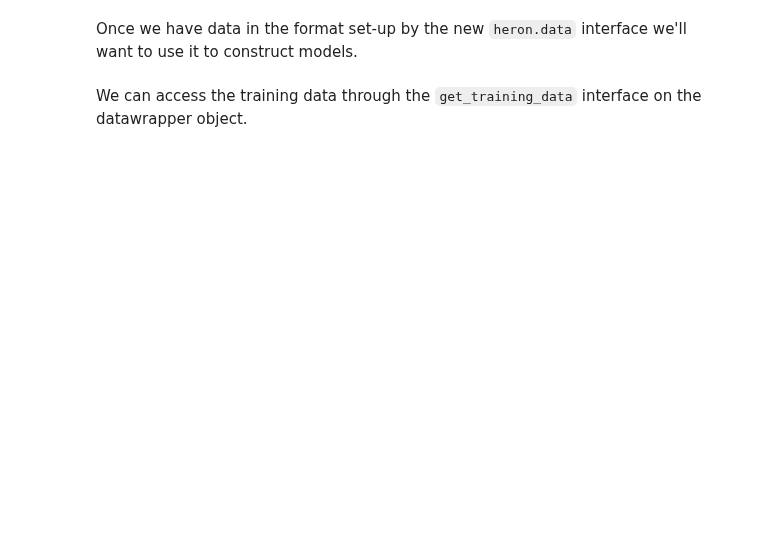
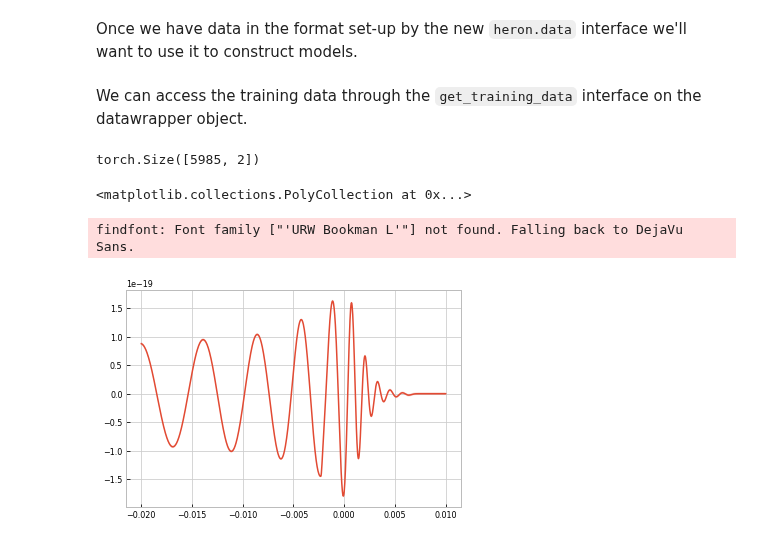
Before and after one commit to transientlunatic/heron, a Jupyter notebook: notebooks/new-data-interface/2. Training a model using the new data format.ipynb, the cells around one changed output. Cells and saved outputs as stored; diff of their text form; code cells hidden in the pictures; blank space fills up the shorter version.

```diff
--- a/notebooks/new-data-interface/2. Training a model using the new data format.ipynb
+++ b/notebooks/new-data-interface/2. Training a model using the new data format.ipynb
@@ -13,4 +15,8 @@ from heron.models.torchbased import HeronCUDA, train
 # %%
 import numpy as np
 # %%
-model = HeronCUDA(datafile="test_file_2.h5", datalabel="IMR training", device="cuda")
+model = HeronCUDA(datafile="test_file_2.h5", datalabel="IMR training linear",
+                  device=torch.device("cuda"),
+                 )
+# %% [output]
+torch.Size([5985, 2])
@@ -18,0 +23,12 @@ model.eval()
+# %%
+train(model, iterations=500)
+# %%
+#lower, upper = observed_pred.confidence_region()
+#with gpytorch.settings.max_cg_iterations(500):
+preds = model.mean(times=1*np.linspace(-.02, 0.01, 1000), p={"mass ratio": 0.4}) #, p={"mass ratio":float(model.training_x[1,0])/100})
+plt.plot(preds['plus'].times.cpu(), preds['plus'].data.cpu())
+plt.fill_between(preds['plus'].times.cpu(), preds['plus'].data.cpu()+(preds['plus'].variance.cpu().detach()), preds['plus'].data.cpu()-(preds['plus'].variance.cpu().detach()), alpha=0.2)
+# %% [output]
+<matplotlib.collections.PolyCollection at 0x...>
+findfont: Font family ["'URW Bookman L'"] not found. Falling back to DejaVu Sans.
+[figure, added]
```
Also changed, not shown: parts of 44 cells of this notebook, 8 other files.
